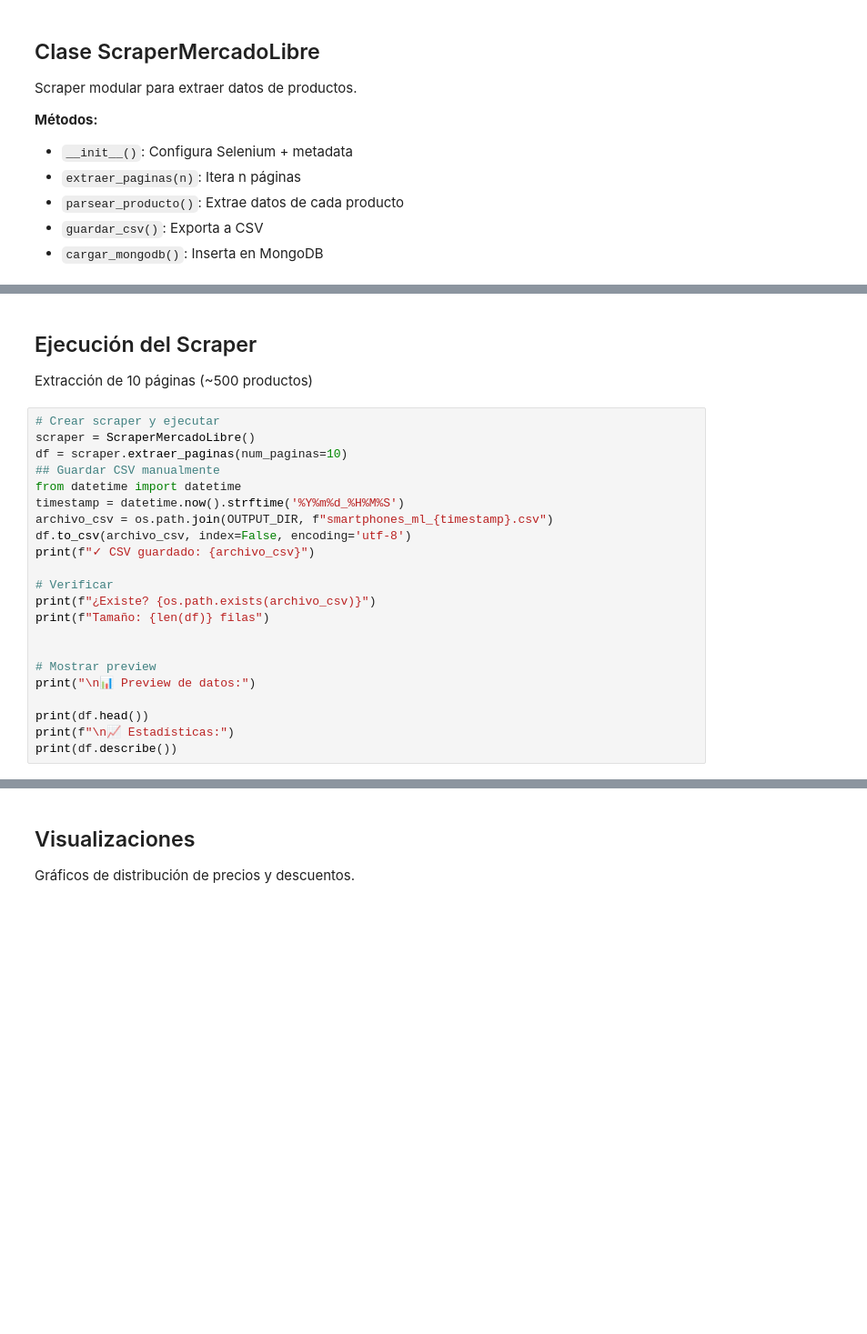
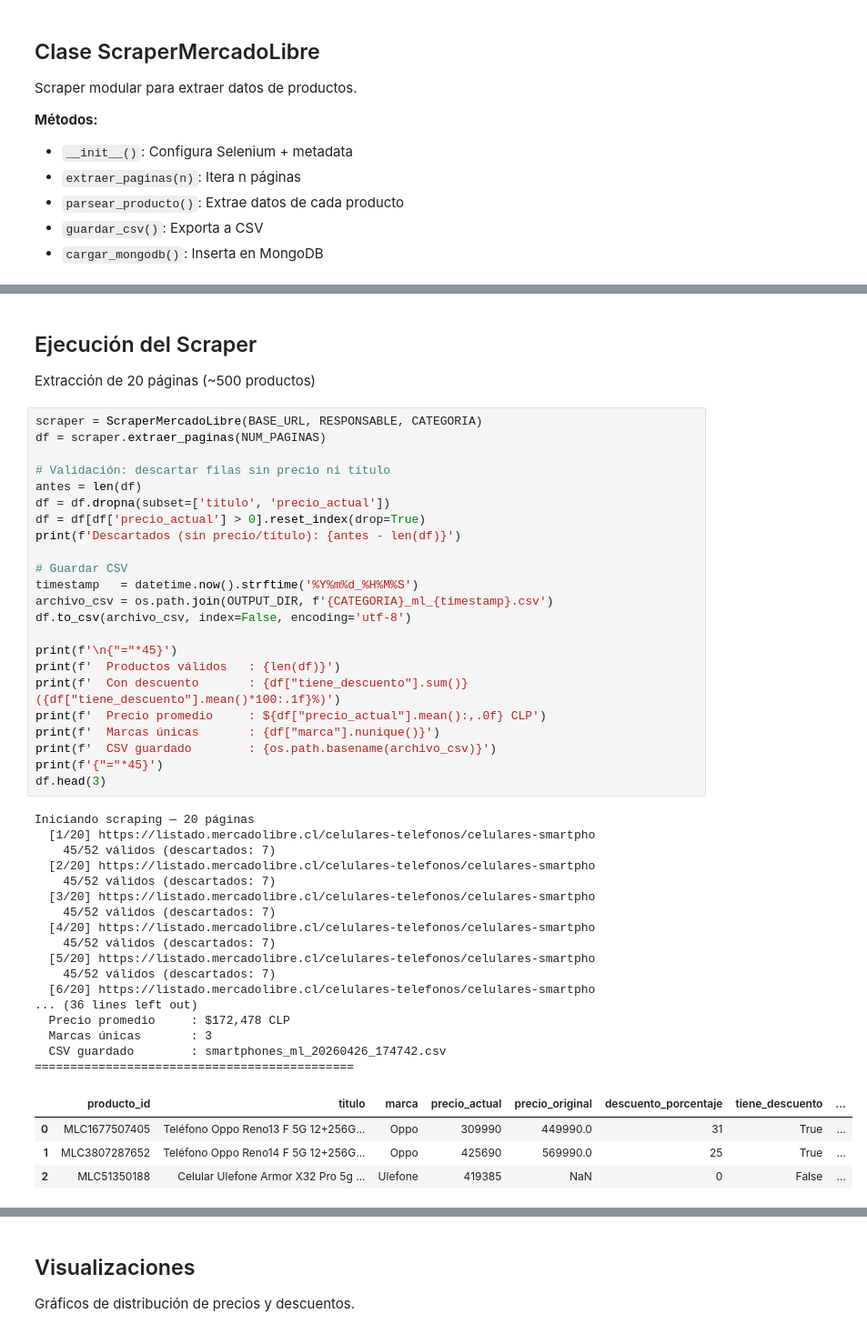
Before and after one commit to IICG-FACEA/BigData_IICG_2026, a Jupyter notebook: Proyecto_MercadoLibre/notebooks/Scraper_MercadoLibre_ECommerce.ipynb, the cells around one changed output, grey strips where cells are left out. Shown at 91% size. Cells and saved outputs as stored; diff of their text form; blank space fills up the shorter version.

```diff
--- a/Proyecto_MercadoLibre/notebooks/Scraper_MercadoLibre_ECommerce.ipynb
+++ b/Proyecto_MercadoLibre/notebooks/Scraper_MercadoLibre_ECommerce.ipynb
@@ -319,27 +318,50 @@ class ScraperMercadoLibre:
 # %% [markdown]
 ## Ejecución del Scraper
 
-Extracción de 10 páginas (~500 productos)
+Extracción de 20 páginas (~500 productos)
 # %%
-# Crear scraper y ejecutar
-scraper = ScraperMercadoLibre()
-df = scraper.extraer_paginas(num_paginas=10)
-## Guardar CSV manualmente
-from datetime import datetime
-timestamp = datetime.now().strftime('%Y%m%d_%H%M%S')
-archivo_csv = os.path.join(OUTPUT_DIR, f"smartphones_ml_{timestamp}.csv")
+scraper = ScraperMercadoLibre(BASE_URL, RESPONSABLE, CATEGORIA)
+df = scraper.extraer_paginas(NUM_PAGINAS)
+
+# Validación: descartar filas sin precio ni título
+antes = len(df)
+df = df.dropna(subset=['titulo', 'precio_actual'])
+df = df[df['precio_actual'] > 0].reset_index(drop=True)
+print(f'Descartados (sin precio/título): {antes - len(df)}')
+
+# Guardar CSV
+timestamp   = datetime.now().strftime('%Y%m%d_%H%M%S')
+archivo_csv = os.path.join(OUTPUT_DIR, f'{CATEGORIA}_ml_{timestamp}.csv')
 df.to_csv(archivo_csv, index=False, encoding='utf-8')
-print(f"✓ CSV guardado: {archivo_csv}")
 
-# Verificar
-print(f"¿Existe? {os.path.exists(archivo_csv)}")
-print(f"Tamaño: {len(df)} filas")
-
-
-# Mostrar preview
-print("\n📊 Preview de datos:")
-
-print(df.head())
-print(f"\n📈 Estadísticas:")
-print(df.describe())
+print(f'\n{"="*45}')
+print(f'  Productos válidos   : {len(df)}')
+print(f'  Con descuento       : {df["tiene_descuento"].sum()} ({df["tiene_descuento"].mean()*100:.1f}%)')
+print(f'  Precio promedio     : ${df["precio_actual"].mean():,.0f} CLP')
+print(f'  Marcas únicas       : {df["marca"].nunique()}')
+print(f'  CSV guardado        : {os.path.basename(archivo_csv)}')
+print(f'{"="*45}')
+df.head(3)
+# %% [output]
+Iniciando scraping — 20 páginas
+  [1/20] https://listado.mercadolibre.cl/celulares-telefonos/celulares-smartpho
+    45/52 válidos (descartados: 7)
+  [2/20] https://listado.mercadolibre.cl/celulares-telefonos/celulares-smartpho
+    45/52 válidos (descartados: 7)
+  [3/20] https://listado.mercadolibre.cl/celulares-telefonos/celulares-smartpho
+    45/52 válidos (descartados: 7)
+  [4/20] https://listado.mercadolibre.cl/celulares-telefonos/celulares-smartpho
+    45/52 válidos (descartados: 7)
+  [5/20] https://listado.mercadolibre.cl/celulares-telefonos/celulares-smartpho
+    45/52 válidos (descartados: 7)
+  [6/20] https://listado.mercadolibre.cl/celulares-telefonos/celulares-smartpho
+... (36 lines left out)
+  Precio promedio     : $172,478 CLP
+  Marcas únicas       : 3
+  CSV guardado        : smartphones_ml_20260426_174742.csv
+=============================================
+|  | producto_id | titulo | marca | precio_actual | precio_original | descuento_porcentaje | tiene_descuento | ... |
+| 0 | MLC1677507405 | Teléfono Oppo Reno13 F 5G 12+256G... | Oppo | 309990 | 449990.0 | 31 | True | ... |
+| 1 | MLC3807287652 | Teléfono Oppo Reno14 F 5G 12+256G... | Oppo | 425690 | 569990.0 | 25 | True | ... |
+| 2 | MLC51350188 | Celular Ulefone Armor X32 Pro 5g ... | Ulefone | 419385 | NaN | 0 | False | ... |
 # %% [markdown]
```
Also changed, not shown: parts of 11 cells of this notebook, 37 other files.
